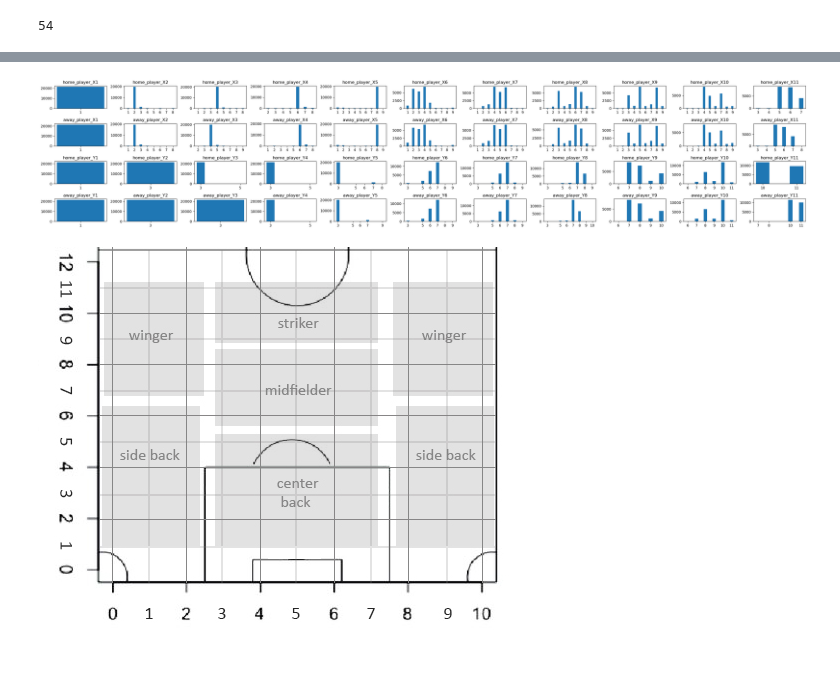
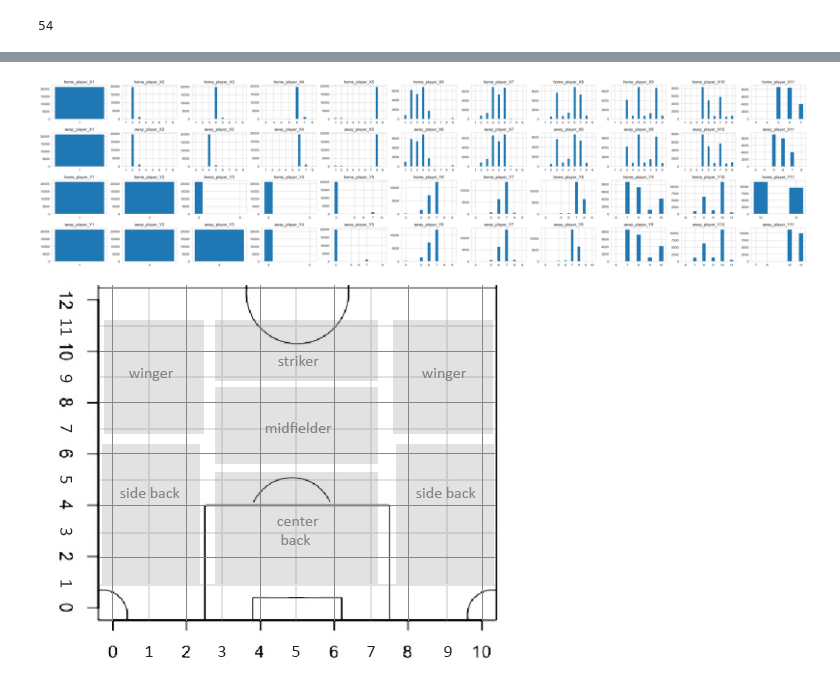
Before and after one commit to lorihe/Springboard-Capstone2---European-Soccer-Data, a Jupyter notebook: Notebook/01 Data Processing-5.ipynb, the cells around one changed output, grey strips where cells are left out. Cells and saved outputs as stored; diff of their text form; code cells hidden in the pictures; blank space fills up the shorter version.

```diff
--- a/Notebook/01 Data Processing-5.ipynb
+++ b/Notebook/01 Data Processing-5.ipynb
@@ -22,7 +24,7 @@ sns.set_style("whitegrid")
 # %% [markdown]
 #### 'matches' dataset
 # %%
-with sqlite3.connect('database.sqlite') as con:
+with sqlite3.connect('../dataset/database.sqlite') as con:
     matches = pd.read_sql_query("SELECT * from Match", con)
 # %%
 matches.shape
@@ -323,14 +368,14 @@ position_tag = position.columns
 # %%
 #Plot to see position distributions. As seen, player_1 always have coordination(1,1) as the goalie. Field players were
 #numbered >1 on both X and Y, from left to right on X-aixs and back to front on Y-axis.
 
-fig, ax = plt.subplots(4, 11, figsize = (30, 6))
+fig, ax = plt.subplots(4, 11, figsize = (32, 8))
 a = ax.ravel()
 for index,ax in enumerate(a):
     counts = position.iloc[:, index].value_counts()
     ax.bar(counts.index, counts.values, width = 0.4)
     ax.set_title(position_tag[index])
     ax.set_xticks(counts.index)
 plt.tight_layout()
 # %% [output]
-[figure, old version]
+[figure, new version]
```
Also changed, not shown: parts of 79 cells of this notebook, 1 other file.
